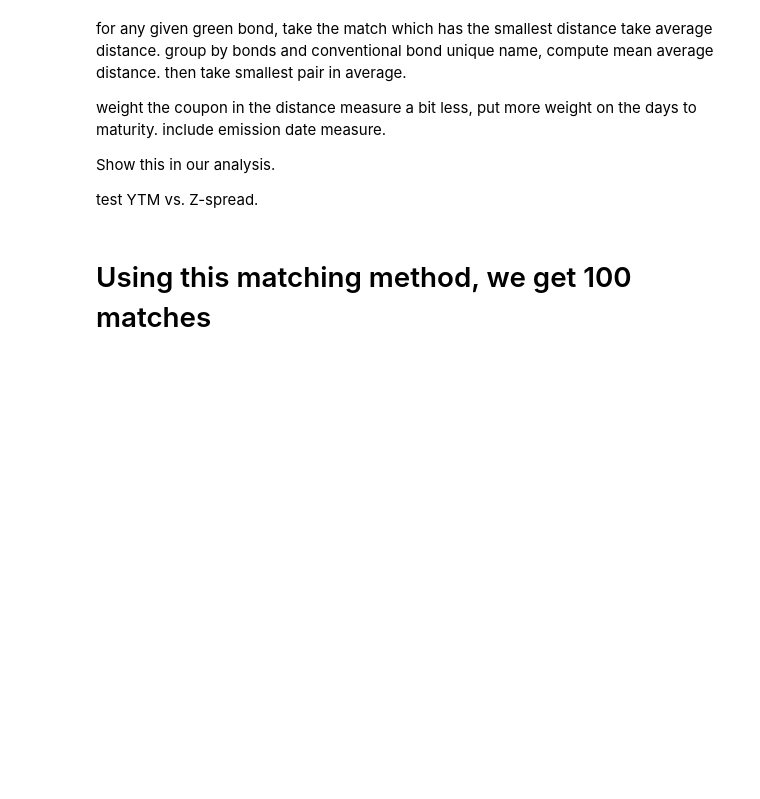
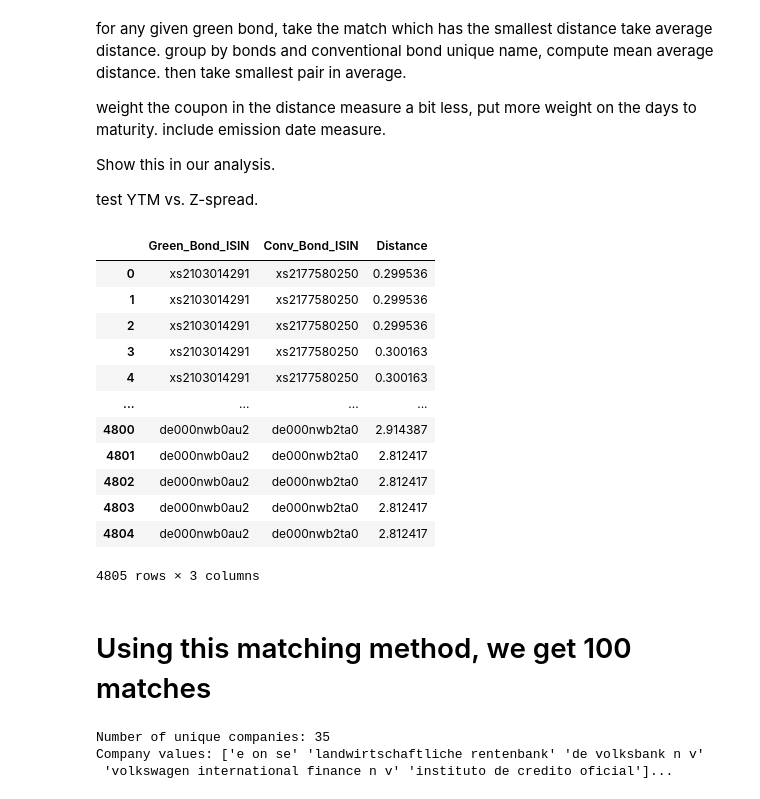
Before and after one commit to Fijiman001/EGR-Empirical-Project, a Jupyter notebook: Econometrics/code_matching_method.ipynb, the cells around one changed output. Cells and saved outputs as stored; diff of their text form; code cells hidden in the pictures; blank space fills up the shorter version.

```diff
--- a/Econometrics/code_matching_method.ipynb
+++ b/Econometrics/code_matching_method.ipynb
@@ -34,6 +34,7 @@ Index(['Name', 'Clean_Company_Maturity', 'WKN', 'URL', 'ISIN', 'Company',
 
 [5 rows x 44 columns]
 # %%
+# %pip install sklearn
 import numpy as np
 from sklearn.preprocessing import StandardScaler
 from sklearn.metrics.pairwise import euclidean_distances
@@ -114,11 +115,13 @@ def match_green_bonds(df):
                 'Green_Bond_Coupon': green_bond['Coupon'],
                 'Green_Bond_Maturity': green_bond['days_to_maturity'],
                 'Green_Bond_Emission_Year': green_bond['emission_year'],
+                'Green_Bond_DateTime': green_bond['DateTime'],
                 'Conv_Bond_Name': conv_bond['Name'] if 'Name' in conv_bond.index else 'Unknown',
                 'Conv_Bond_ISIN': conv_bond['ISIN'] if 'ISIN' in conv_bond.index else 'Unknown',
                 'Conv_Bond_Coupon': conv_bond['Coupon'],
                 'Conv_Bond_Maturity': conv_bond['days_to_maturity'],
                 'Conv_Bond_Emission_Year': conv_bond['emission_year'],
+                'Conv_Bond_DateTime': conv_bond['DateTime'],
                 'Distance': distances[i][np.argmin(distances[i])]
             })
 
@@ -145,10 +160,24 @@ test YTM vs. Z-spread.
 # %%
 # print(matched_bonds['Green_Bond_ISIN'].nunique()) 100 unique green bond ISINs
 # dropping duplicates
 matched_bonds.drop_duplicates(inplace=True)
 # no longer need other columns other than the ISINS
-matched_bonds_ISIN = matched_bonds[['Green_Bond_ISIN', 'Conv_Bond_ISIN', 'Distance']]
+matched_bonds_ISIN = matched_bonds[['Green_Bond_ISIN', 'Conv_Bond_ISIN', 'Distance', ]]
 matched_bonds_ISIN
+# %% [output]
+|  | Green_Bond_ISIN | Conv_Bond_ISIN | Distance |
+| 0 | xs2103014291 | xs2177580250 | 0.299536 |
+| 1 | xs2103014291 | xs2177580250 | 0.299536 |
+| 2 | xs2103014291 | xs2177580250 | 0.299536 |
+| 3 | xs2103014291 | xs2177580250 | 0.300163 |
+| 4 | xs2103014291 | xs2177580250 | 0.300163 |
+| ... | ... | ... | ... |
+| 4800 | de000nwb0au2 | de000nwb2ta0 | 2.914387 |
+| 4801 | de000nwb0au2 | de000nwb2ta0 | 2.812417 |
+| 4802 | de000nwb0au2 | de000nwb2ta0 | 2.812417 |
+| 4803 | de000nwb0au2 | de000nwb2ta0 | 2.812417 |
+| 4804 | de000nwb0au2 | de000nwb2ta0 | 2.812417 |
+4805 rows × 3 columns
 # %% [markdown]
 # Using this matching method, we get 100 matches
 # %%
@@ -233,5 +262,9 @@ def prepare_regression_data(matched_bonds, original_df):
     return reg_df
 
 df_regression = prepare_regression_data(matched_bonds, df)
+# %% [output]
+Number of unique companies: 35
+Company values: ['e on se' 'landwirtschaftliche rentenbank' 'de volksbank n v'
+ 'volkswagen international finance n v' 'instituto de credito oficial']...
 # %%
 df_regression
```
Also changed, not shown: parts of 10 cells of this notebook, 1 other file.
